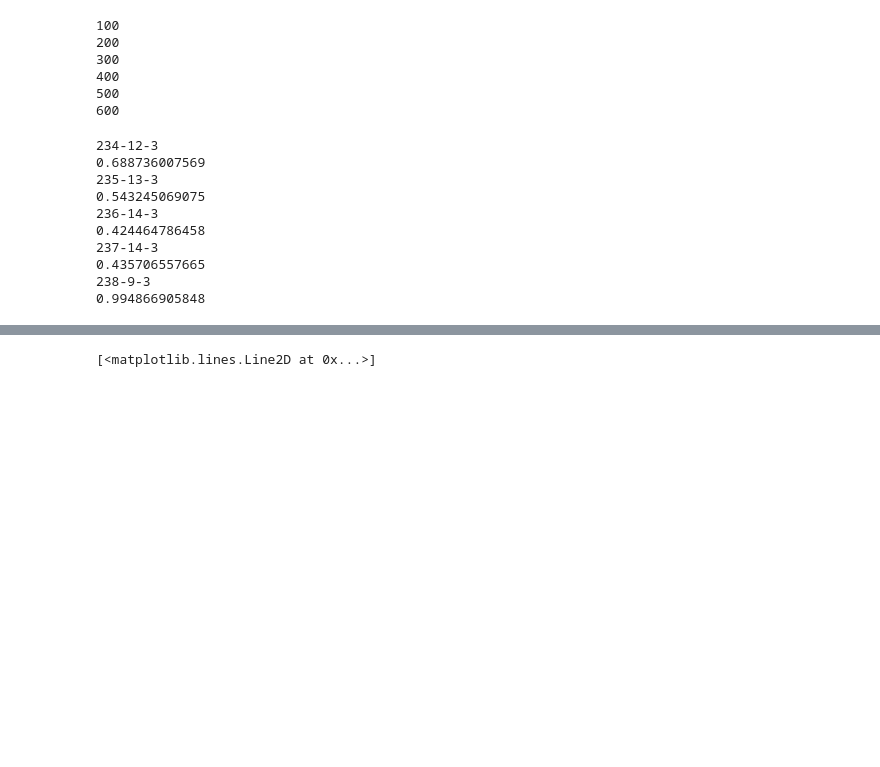
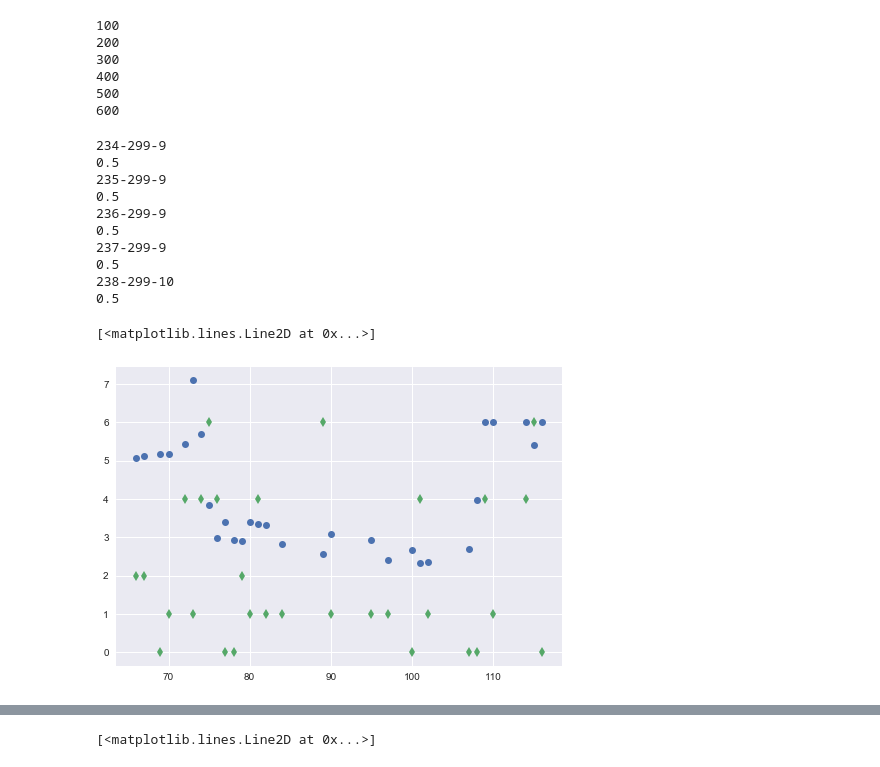
Before and after one commit to deepak-karkala/articles, a Jupyter notebook: cricket_sabermetrics/win_expectancy.ipynb, the cells around one changed output, grey strips where cells are left out. Cells and saved outputs as stored; diff of their text form; code cells hidden in the pictures; blank space fills up the shorter version.

```diff
--- a/cricket_sabermetrics/win_expectancy.ipynb
+++ b/cricket_sabermetrics/win_expectancy.ipynb
@@ -127,14 +117,14 @@ we = numTeamChaseWin/numOccurrences
 # %%
-maxRunRateBins = 15
+maxRunRateBins = 300
 maxBalls = 240
 
 we1 = [0] * 240
 we1[0] = 0.5
 wpa = {}
 accRunRate = []
-accFirstInningsWickets = []
+accWickets = []
 
-for m in [2]: #df['match_id'].unique():
+for m in [1]: #df['match_id'].unique():
 
     if m%100==0:
         print(m)
@@ -153,6 +143,7 @@ for m in [2]: #df['match_id'].unique():
         secondInningsRuns = 0
         firstInningsWickets = 0
         secondInningsWickets = 0
+        mwpa = []
 
         for b in range(len(dfm)):  ### For each ball in the match
 
@@ -165,17 +156,22 @@ for m in [2]: #df['match_id'].unique():
                 target = firstInningsRuns+1
                 numBallsRemaining = maxBalls/2
 
+            if ball==0:
+                mwpa.append(0.5)
+                accRunRate.append(0)
+                accFirstInningsWickets.append(0)
+
             if ball!=0 and innings==1:    ### First innings
                 firstInningsRuns += dfm.iloc[b]['total_runs']
-                #runRate = int(np.around(firstInningsRuns/ball*6, decimals=1)*10)
+                runRate = int(np.around(firstInningsRuns/ball*6, decimals=1)*10)
                 #runRate = int(round(firstInningsRuns/ball*6*2)/2*2)
-                runRate = int(round(firstInningsRuns/ball*6))
+                #runRate = int(round(firstInningsRuns/ball*6))
 
                 if not pd.isnull(dfm.iloc[b]['player_dismissed']):
                     firstInningsWickets += 1
 
                 accRunRate.append(runRate)
-                accFirstInningsWickets.append(firstInningsWickets)
+                accWickets.append(firstInningsWickets)
 
                 if runRate>=maxRunRateBins:
                     runRate=maxRunRateBins-1
@@ -186,6 +182,7 @@ for m in [2]: #df['match_id'].unique():
                 filtered = lowess(raw, range(len(raw)), is_sorted=True, frac=0.3)
                 we1[ball] = filtered[ball,1]
                 deltaWe = we1[ball] - we1[ball-1]
+                mwpa.append(we1[ball])
 
                 if deltaWe<0:
                     batsman = dfm.iloc[b]["batsman"]
@@ -233,15 +230,18 @@ for m in [2]: #df['match_id'].unique():
                 secondInningsRuns += dfm.iloc[b]['total_runs']
                 numRunsRemaining = target-secondInningsRuns
 
-                #requiredRunRate = int(np.around(numRunsRemaining/numBallsRemaining*6, decimals=1)*10)
+                requiredRunRate = int(np.around(numRunsRemaining/numBallsRemaining*6, decimals=1)*10)
                 #requiredRunRate = int(round(numRunsRemaining/numBallsRemaining*6*2)/2*2)
-                requiredRunRate = int(round(numRunsRemaining/numBallsRemaining*6))
+                #requiredRunRate = int(round(numRunsRemaining/numBallsRemaining*6))
 
                 if not pd.isnull(dfm.iloc[b]['player_dismissed']):
                     secondInningsWickets += 1
 
                 if requiredRunRate >= maxRunRateBins:
                     requiredRunRate = maxRunRateBins-1
+
+                accRunRate.append(requiredRunRate)
+                accWickets.append(secondInningsWickets)
 
                 if numRunsRemaining<=0:
                     we1[ball]=1
@@ -261,6 +261,7 @@ for m in [2]: #df['match_id'].unique():
                         print(we1[ball])
 
                 deltaWe = we1[ball] - we1[ball-1]
+                mwpa.append(we1[ball])
 
                 if deltaWe>0:
                     batsman = dfm.iloc[b]["batsman"]
@@ -308,13 +309,25 @@ for m in [2]: #df['match_id'].unique():
                         #if batsman == "SPD Smith":
                         #    print(str(ball) + " " + str(-abs(deltaWe/2)))
 # %% [output]
-234-12-3
-0.688736007569
-235-13-3
-0.543245069075
-236-14-3
-0.424464786458
-237-14-3
-0.435706557665
-238-9-3
-0.994866905848
+234-299-9
+0.5
+235-299-9
+0.5
+236-299-9
+0.5
+237-299-9
+0.5
+238-299-10
+0.5
+# %%
+aa = dfm.copy()
+aa["wpa"] = mwpa
+aa["runRate"] = accRunRate
+aa["wickets"] = accWickets
+bb = aa[aa["batsman"]=="Yuvraj Singh"]
+plt.plot(bb["wpa"]*12,'o')
+#plt.figure()
+plt.plot(bb["batsman_runs"],'d')
+# %% [output]
+[<matplotlib.lines.Line2D at 0x...>]
+[figure, added]
```
Also changed, not shown: parts of 10 cells of this notebook, 3 other files.
